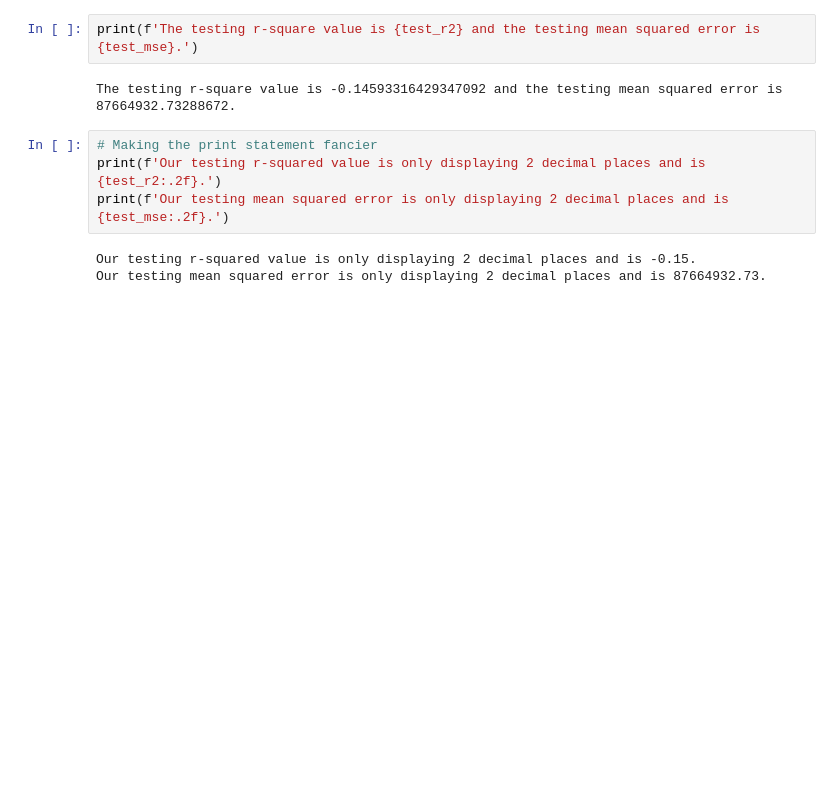
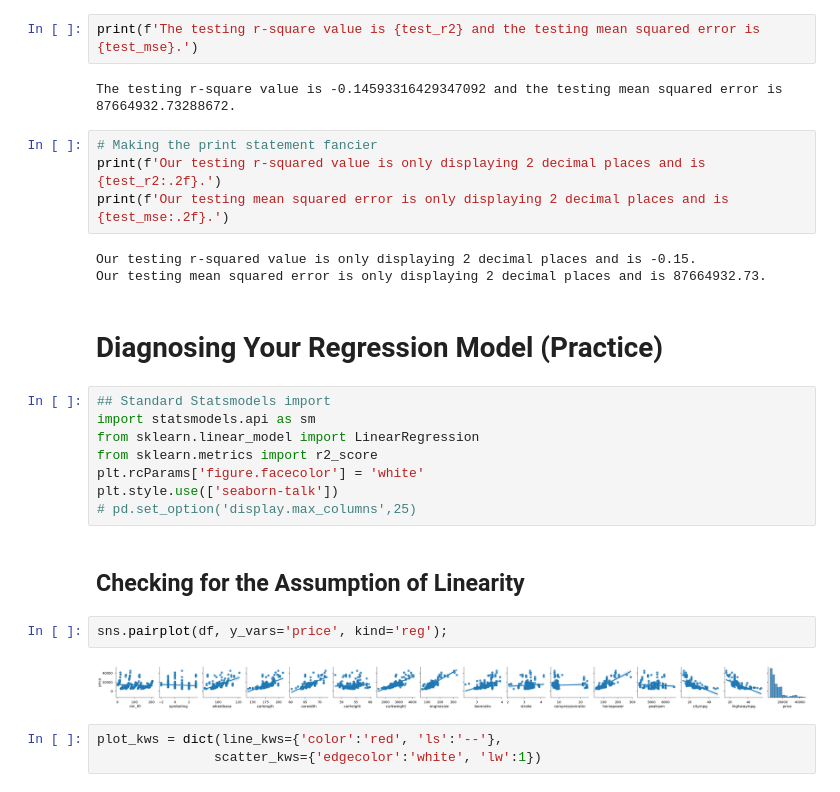
Before and after one commit to A-Kutscher/Linear-Regression-in-Satsmodels--AND--Diagnosing-Your-Regression-Model-, a Jupyter notebook: Linear Regression in statsmodels (Practice).ipynb, the cells around one changed output. Cells and saved outputs as stored; diff of their text form; blank space fills up the shorter version.

```diff
--- a/Linear Regression in statsmodels (Practice).ipynb
+++ b/Linear Regression in statsmodels (Practice).ipynb
@@ -423,3 +431,22 @@ print(f'Our testing mean squared error is only displaying 2 decimal places and i
 # %% [output]
 Our testing r-squared value is only displaying 2 decimal places and is -0.15.
 Our testing mean squared error is only displaying 2 decimal places and is 87664932.73.
+# %% [markdown]
+# Diagnosing Your Regression Model (Practice)
+# %%
+## Standard Statsmodels import
+import statsmodels.api as sm
+from sklearn.linear_model import LinearRegression
+from sklearn.metrics import r2_score
+plt.rcParams['figure.facecolor'] = 'white'
+plt.style.use(['seaborn-talk'])
+# pd.set_option('display.max_columns',25)
+# %% [markdown]
+## Checking for the Assumption of Linearity
+# %%
+sns.pairplot(df, y_vars='price', kind='reg');
+# %% [output]
+[figure, added]
+# %%
+plot_kws = dict(line_kws={'color':'red', 'ls':'--'},
+               scatter_kws={'edgecolor':'white', 'lw':1})
```
Also changed, not shown: parts of 119 cells of this notebook.
